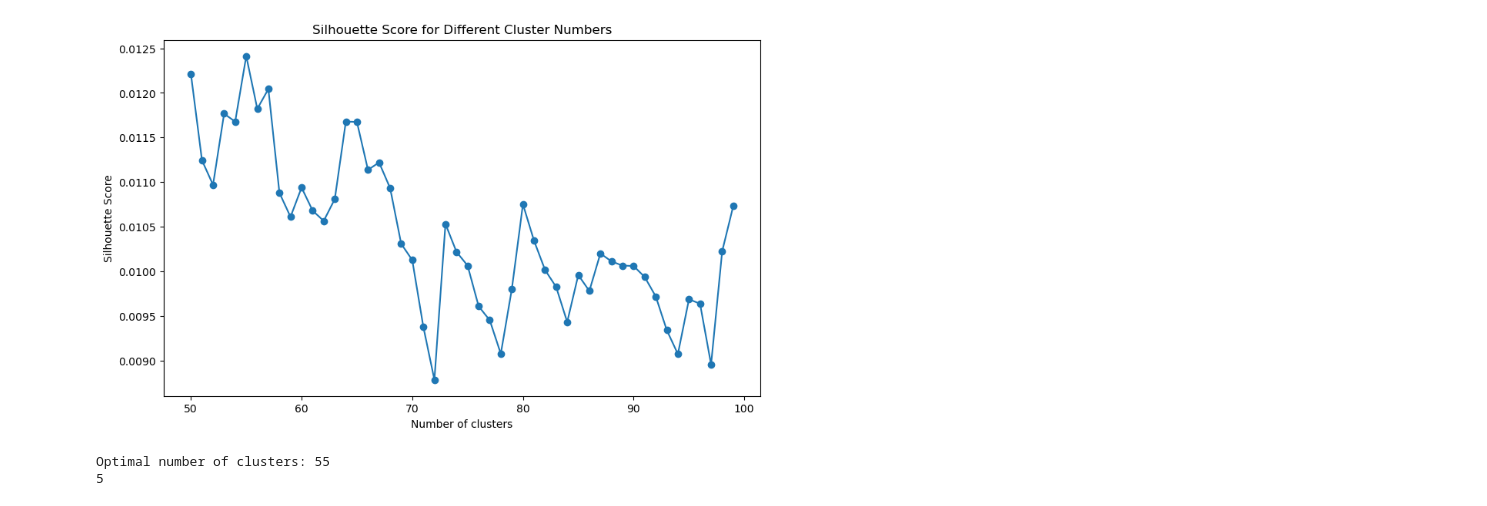
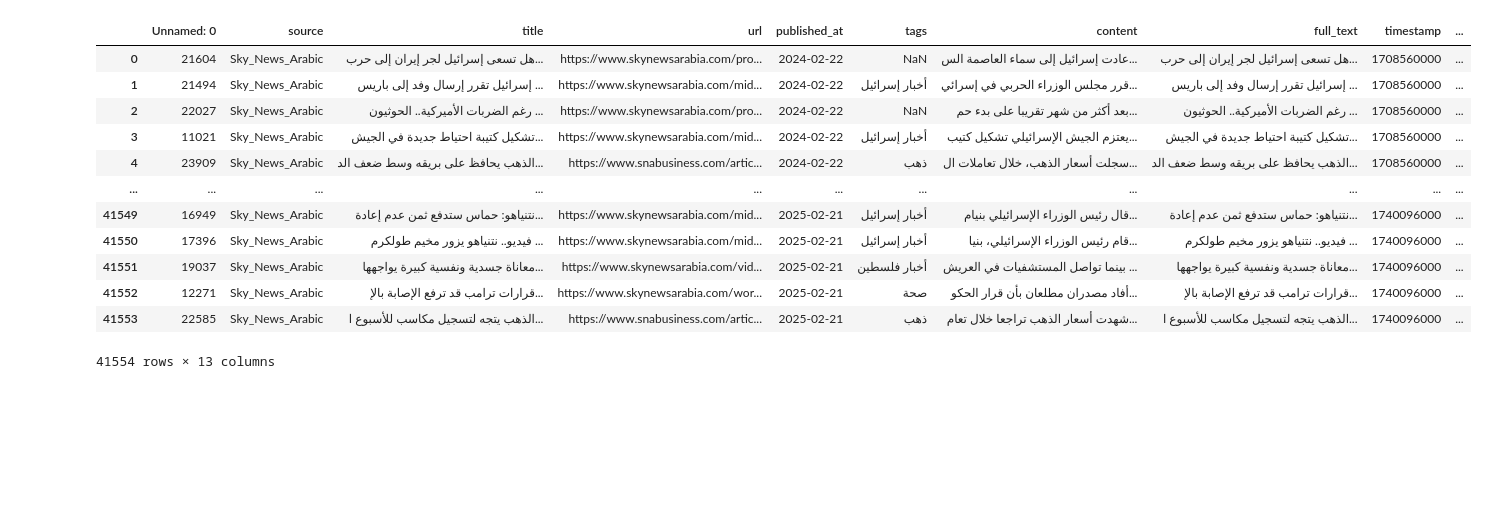
Before and after one commit to youssefmaimouni/project-SD, a Jupyter notebook: Untitled3.ipynb, the cells around one changed output. Saved outputs shown, nothing was run; the diff lists cells and outputs as text; code cells hidden in the pictures; blank space fills up the shorter version.

```diff
--- a/Untitled3.ipynb
+++ b/Untitled3.ipynb
@@ -560,30 +0,0 @@ X = embeddings.numpy()
-# %%
-# Determine optimal number of clusters using silhouette score
-silhouette_scores = []
-k_range = range(50, min(100, len(titles)))  # Testing 2-5 clusters (limited by sample size)
-
-for k in k_range:
-    kmeans = KMeans(n_clusters=k, random_state=42)
-    cluster_labels = kmeans.fit_predict(X)
-    if len(set(cluster_labels)) > 1:  # Silhouette score requires at least 2 clusters
-        silhouette_avg = silhouette_score(X, cluster_labels)
-        silhouette_scores.append(silhouette_avg)
-    else:
-        silhouette_scores.append(0)
-
-# Plot silhouette scores
-plt.figure(figsize=(10, 6))
-plt.plot(k_range, silhouette_scores, marker='o')
-plt.xlabel('Number of clusters')
-plt.ylabel('Silhouette Score')
-plt.title('Silhouette Score for Different Cluster Numbers')
-plt.show()
-
-# Choose optimal k (highest silhouette score)
-optimal_k = k_range[np.argmax(silhouette_scores)]
-print(f"Optimal number of clusters: {optimal_k}")
-print(np.argmax(silhouette_scores))
-# %% [output]
-[figure, removed]
-Optimal number of clusters: 55
-5
@@ -617,0 +1,20 @@ for cluster_num in range(optimal_k):
+# %%
+import pandas as pd
+
+df = pd.read_csv('data_clusters.csv')
+
+df
+# %% [output]
+|  | Unnamed: 0 | source | title | url | published_at | tags | content | full_text | timestamp | ... |
+| 0 | 21604 | Sky_News_Arabic | هل تسعى إسرائيل لجر إيران إلى حرب... | https://www.skynewsarabia.com/pro... | 2024-02-22 | NaN | عادت إسرائيل إلى سماء العاصمة الس... | هل تسعى إسرائيل لجر إيران إلى حرب... | 1708560000 | ... |
+| 1 | 21494 | Sky_News_Arabic | إسرائيل تقرر إرسال وفد إلى باريس ... | https://www.skynewsarabia.com/mid... | 2024-02-22 | أخبار إسرائيل | قرر مجلس الوزراء الحربي في إسرائي... | إسرائيل تقرر إرسال وفد إلى باريس ... | 1708560000 | ... |
+| 2 | 22027 | Sky_News_Arabic | رغم الضربات الأميركية.. الحوثيون ... | https://www.skynewsarabia.com/pro... | 2024-02-22 | NaN | بعد أكثر من شهر تقريبا على بدء حم... | رغم الضربات الأميركية.. الحوثيون ... | 1708560000 | ... |
+| 3 | 11021 | Sky_News_Arabic | تشكيل كتيبة احتياط جديدة في الجيش... | https://www.skynewsarabia.com/mid... | 2024-02-22 | أخبار إسرائيل | يعتزم الجيش الإسرائيلي تشكيل كتيب... | تشكيل كتيبة احتياط جديدة في الجيش... | 1708560000 | ... |
+| 4 | 23909 | Sky_News_Arabic | الذهب يحافظ على بريقه وسط ضعف الد... | https://www.snabusiness.com/artic... | 2024-02-22 | ذهب | سجلت أسعار الذهب، خلال تعاملات ال... | الذهب يحافظ على بريقه وسط ضعف الد... | 1708560000 | ... |
+| ... | ... | ... | ... | ... | ... | ... | ... | ... | ... | ... |
+| 41549 | 16949 | Sky_News_Arabic | نتنياهو: حماس ستدفع ثمن عدم إعادة... | https://www.skynewsarabia.com/mid... | 2025-02-21 | أخبار إسرائيل | قال رئيس الوزراء الإسرائيلي بنيام... | نتنياهو: حماس ستدفع ثمن عدم إعادة... | 1740096000 | ... |
+| 41550 | 17396 | Sky_News_Arabic | فيديو.. نتنياهو يزور مخيم طولكرم ... | https://www.skynewsarabia.com/mid... | 2025-02-21 | أخبار إسرائيل | قام رئيس الوزراء الإسرائيلي، بنيا... | فيديو.. نتنياهو يزور مخيم طولكرم ... | 1740096000 | ... |
+| 41551 | 19037 | Sky_News_Arabic | معاناة جسدية ونفسية كبيرة يواجهها... | https://www.skynewsarabia.com/vid... | 2025-02-21 | أخبار فلسطين | بينما تواصل المستشفيات في العريش ... | معاناة جسدية ونفسية كبيرة يواجهها... | 1740096000 | ... |
+| 41552 | 12271 | Sky_News_Arabic | قرارات ترامب قد ترفع الإصابة بالإ... | https://www.skynewsarabia.com/wor... | 2025-02-21 | صحة | أفاد مصدران مطلعان بأن قرار الحكو... | قرارات ترامب قد ترفع الإصابة بالإ... | 1740096000 | ... |
+| 41553 | 22585 | Sky_News_Arabic | الذهب يتجه لتسجيل مكاسب للأسبوع ا... | https://www.snabusiness.com/artic... | 2025-02-21 | ذهب | شهدت أسعار الذهب تراجعا خلال تعام... | الذهب يتجه لتسجيل مكاسب للأسبوع ا... | 1740096000 | ... |
+41554 rows × 13 columns
```
Also changed, not shown: parts of 13 cells of this notebook, 3 other files.
